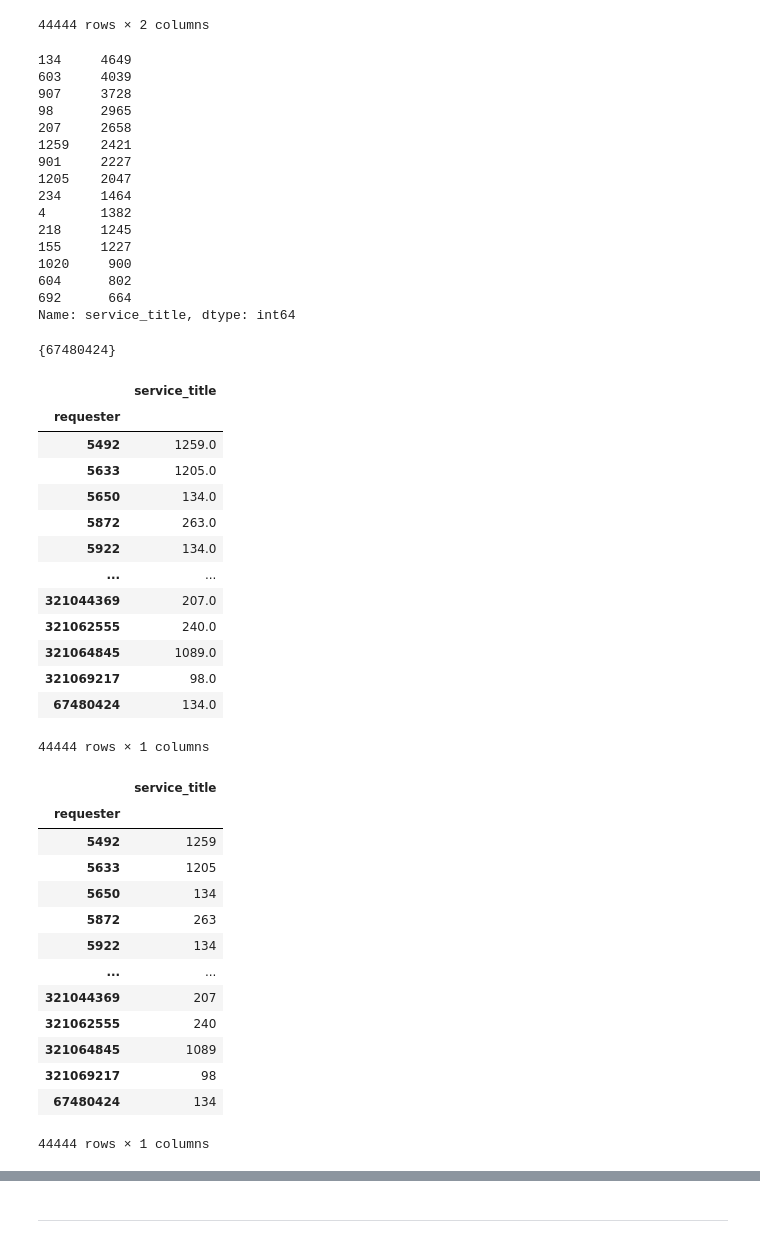
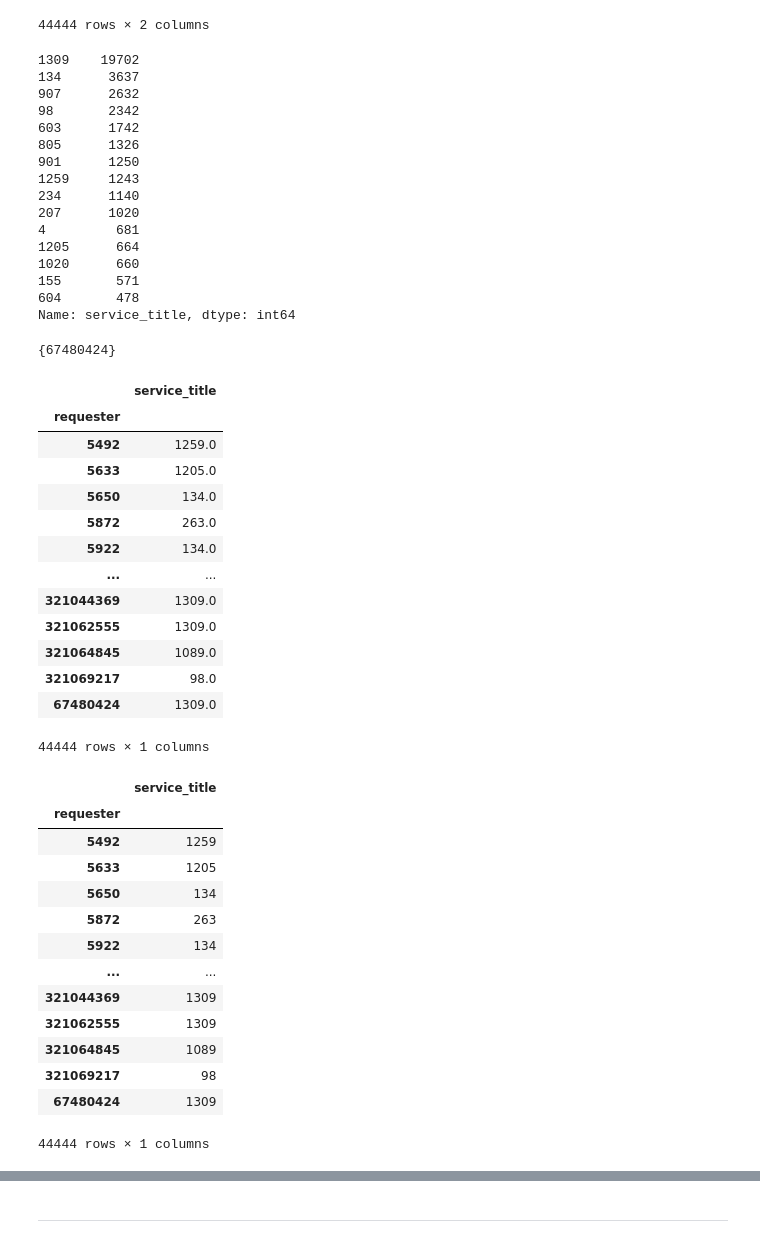
Before and after one commit to Gaussiandra/MFC_solution, a Jupyter notebook: solution.ipynb, the cells around one changed output, grey strips where cells are left out. Saved outputs shown, nothing was run; the diff lists cells and outputs as text; code cells hidden in the pictures.

```diff
--- a/solution.ipynb
+++ b/solution.ipynb
@@ -1357,20 +1357,20 @@ for proba in tqdm(pred_probas):
     sorted_proba = proba[argsorted_proba]
     chosen_index = -1
 
-    if (model_l2.classes_[argsorted_proba[chosen_index]] == 1259 and
-        sorted_proba[chosen_index] <= 0.8):
-        chosen_index -= 1
-    if (model_l2.classes_[argsorted_proba[chosen_index]] == 524 and
-        sorted_proba[chosen_index] <= 0.85):
-        chosen_index -= 1
-    if (model_l2.classes_[argsorted_proba[chosen_index]] == 815 and
-        sorted_proba[chosen_index] <= 0.9):
-        chosen_index -= 1
-    if (model_l2.classes_[argsorted_proba[chosen_index]] == 805 and
-        sorted_proba[chosen_index] <= 0.88):
-        chosen_index -= 1
+    if max(proba) >= 0.5:
+        if (model_l2.classes_[argsorted_proba[chosen_index]] == 1259 and
+            sorted_proba[chosen_index] <= 0.8):
+            chosen_index -= 1
+        if (model_l2.classes_[argsorted_proba[chosen_index]] == 524 and
+            sorted_proba[chosen_index] <= 0.85):
+            chosen_index -= 1
+        if (model_l2.classes_[argsorted_proba[chosen_index]] == 815 and
+            sorted_proba[chosen_index] <= 0.9):
+            chosen_index -= 1
 
-    preds.append(model_l2.classes_[argsorted_proba[chosen_index]])
+        preds.append(model_l2.classes_[argsorted_proba[chosen_index]])
+    else:
+        preds.append(1309)
 
 preds = np.array(preds)
 # %%
@@ -1633,43 +1635,43 @@ sample_subm
 # %%
 preds_df.service_title.value_counts().head(15)
 # %% [output]
-134     4649
-603     4039
-907     3728
-98      2965
-207     2658
-1259    2421
-901     2227
-1205    2047
-234     1464
-4       1382
-218     1245
-155     1227
-1020     900
-604      802
-692      664
+1309    19702
+134      3637
+907      2632
+98       2342
+603      1742
+805      1326
+901      1250
+1259     1243
+234      1140
+207      1020
+4         681
+1205      664
+1020      660
+155       571
+604       478
 Name: service_title, dtype: int64
 # %%
 set(sample_subm.requester) - set(loaded_test_dataset.requester.astype(int))
 # %% [output]
 {67480424}
 # %%
-preds_df.loc[67480424, 'service_title'] = 134
+preds_df.loc[67480424, 'service_title'] = 1309
 preds_df
 # %% [output]
 |  | service_title |
 | requester |  |
 | 5492 | 1259.0 |
 | 5633 | 1205.0 |
 | 5650 | 134.0 |
 | 5872 | 263.0 |
 | 5922 | 134.0 |
 | ... | ... |
-| 321044369 | 207.0 |
-| 321062555 | 240.0 |
+| 321044369 | 1309.0 |
+| 321062555 | 1309.0 |
 | 321064845 | 1089.0 |
 | 321069217 | 98.0 |
-| 67480424 | 134.0 |
+| 67480424 | 1309.0 |
 44444 rows × 1 columns
 # %%
 preds_df.reset_index(inplace=True)
@@ -1690,11 +1692,11 @@ preds_df
 | 5872 | 263 |
 | 5922 | 134 |
 | ... | ... |
-| 321044369 | 207 |
-| 321062555 | 240 |
+| 321044369 | 1309 |
+| 321062555 | 1309 |
 | 321064845 | 1089 |
 | 321069217 | 98 |
-| 67480424 | 134 |
+| 67480424 | 1309 |
 44444 rows × 1 columns
 # %%
 preds_df.loc[sample_subm['requester']].reset_index().to_csv(global_path+'subm.csv')
```
Also changed, not shown: parts of 6 cells of this notebook.
